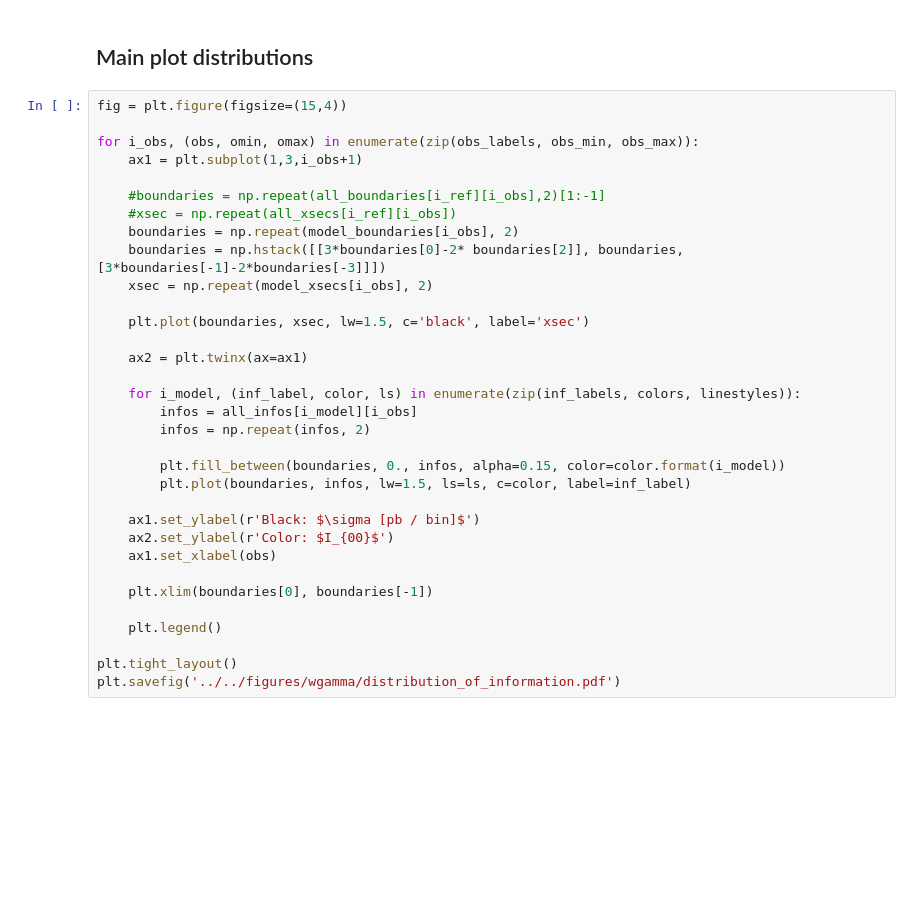
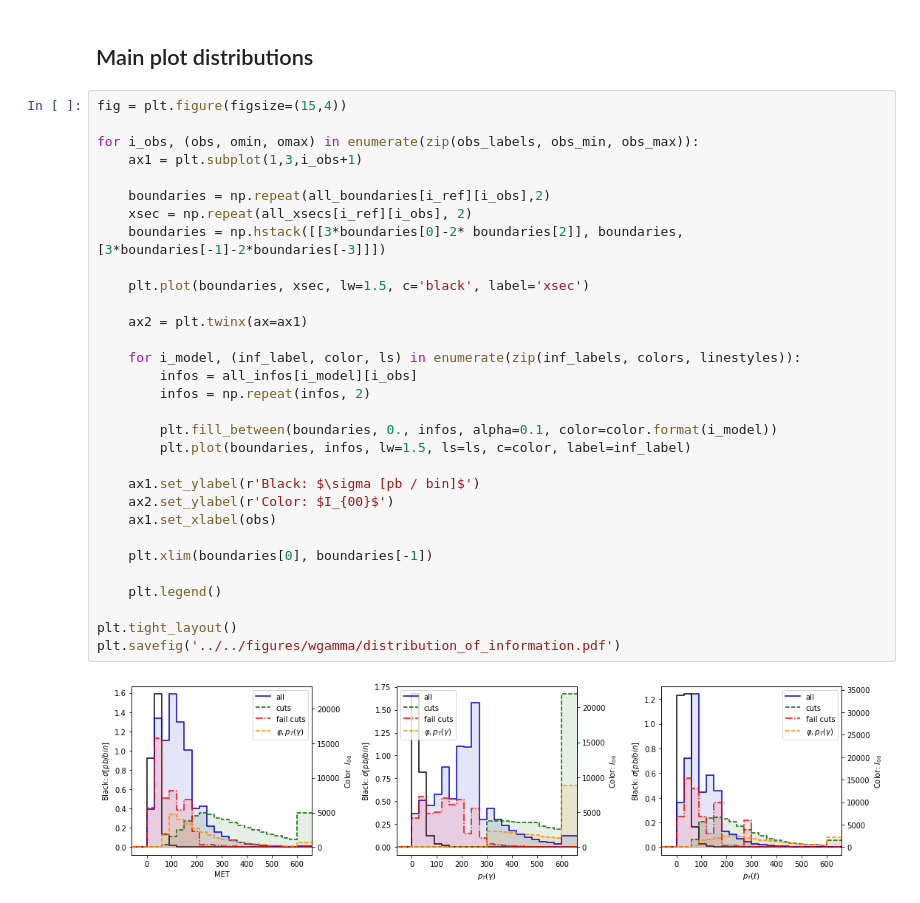
Before and after one commit to dlvp/diboson_mining, a Jupyter notebook: notebooks/wgamma/10_plot_information_distribution.ipynb, the cells around one changed output. Saved outputs shown, nothing was run; the diff lists cells and outputs as text; blank space fills up the shorter version.

Commit message:
Updated distribution of information plots

```diff
--- a/notebooks/wgamma/10_plot_information_distribution.ipynb
+++ b/notebooks/wgamma/10_plot_information_distribution.ipynb
@@ -149,33 +150,33 @@ for madminer_file, model_file in zip(madminer_files, model_files):
 # %%
 fig = plt.figure(figsize=(15,4))
 
 for i_obs, (obs, omin, omax) in enumerate(zip(obs_labels, obs_min, obs_max)):
     ax1 = plt.subplot(1,3,i_obs+1)
 
-    #boundaries = np.repeat(all_boundaries[i_ref][i_obs],2)[1:-1]
-    #xsec = np.repeat(all_xsecs[i_ref][i_obs])
-    boundaries = np.repeat(model_boundaries[i_obs], 2)
+    boundaries = np.repeat(all_boundaries[i_ref][i_obs],2)
+    xsec = np.repeat(all_xsecs[i_ref][i_obs], 2)
     boundaries = np.hstack([[3*boundaries[0]-2* boundaries[2]], boundaries, [3*boundaries[-1]-2*boundaries[-3]]])
-    xsec = np.repeat(model_xsecs[i_obs], 2)
 
     plt.plot(boundaries, xsec, lw=1.5, c='black', label='xsec')
 
     ax2 = plt.twinx(ax=ax1)
 
     for i_model, (inf_label, color, ls) in enumerate(zip(inf_labels, colors, linestyles)):
         infos = all_infos[i_model][i_obs]
         infos = np.repeat(infos, 2)
 
-        plt.fill_between(boundaries, 0., infos, alpha=0.15, color=color.format(i_model))
+        plt.fill_between(boundaries, 0., infos, alpha=0.1, color=color.format(i_model))
         plt.plot(boundaries, infos, lw=1.5, ls=ls, c=color, label=inf_label)
 
     ax1.set_ylabel(r'Black: $\sigma [pb / bin]$')
     ax2.set_ylabel(r'Color: $I_{00}$')
     ax1.set_xlabel(obs)
 
     plt.xlim(boundaries[0], boundaries[-1])
 
     plt.legend()
 
 plt.tight_layout()
 plt.savefig('../../figures/wgamma/distribution_of_information.pdf')
+# %% [output]
+[figure, added]
```
Also changed, not shown: parts of 1 cell of this notebook, 1 other file.
